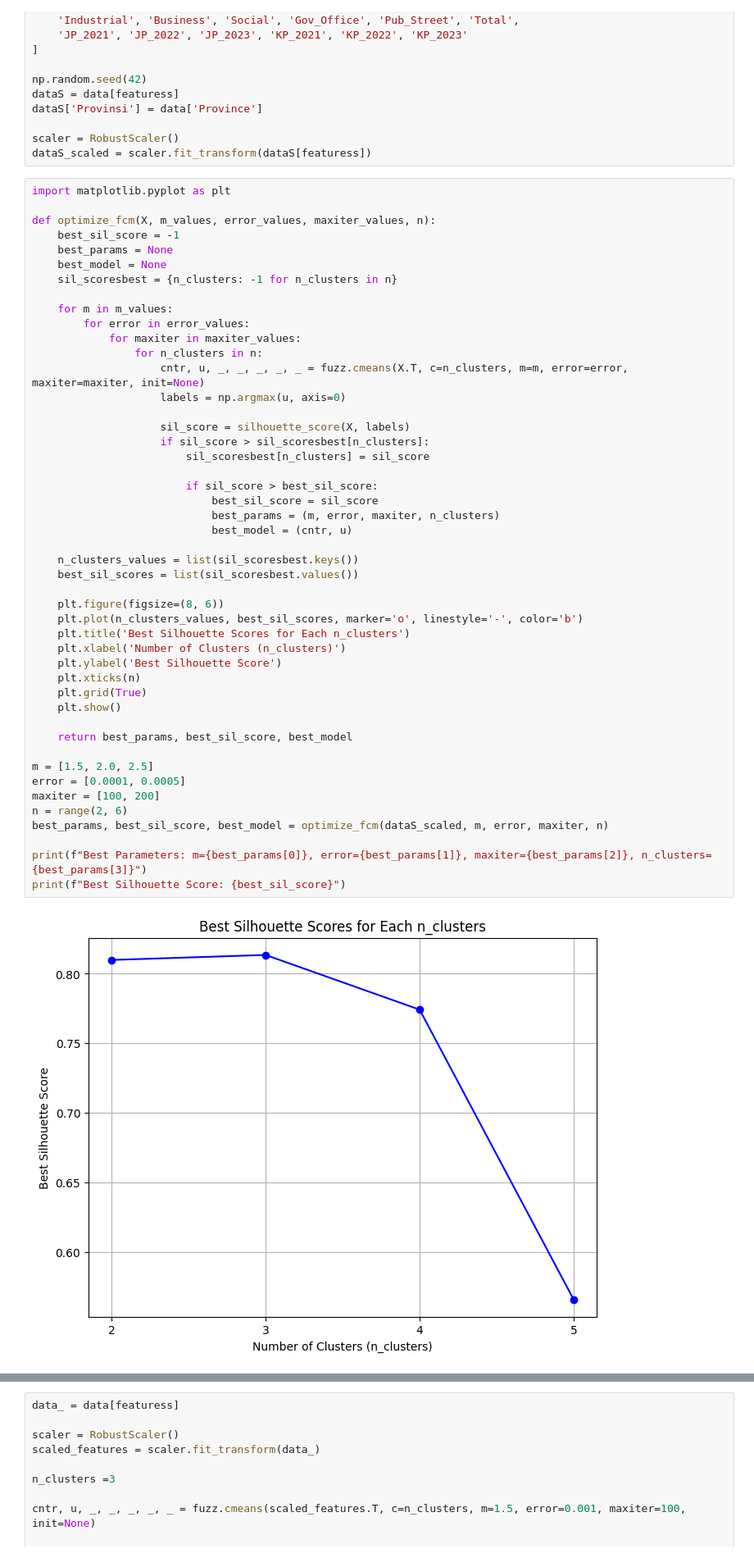
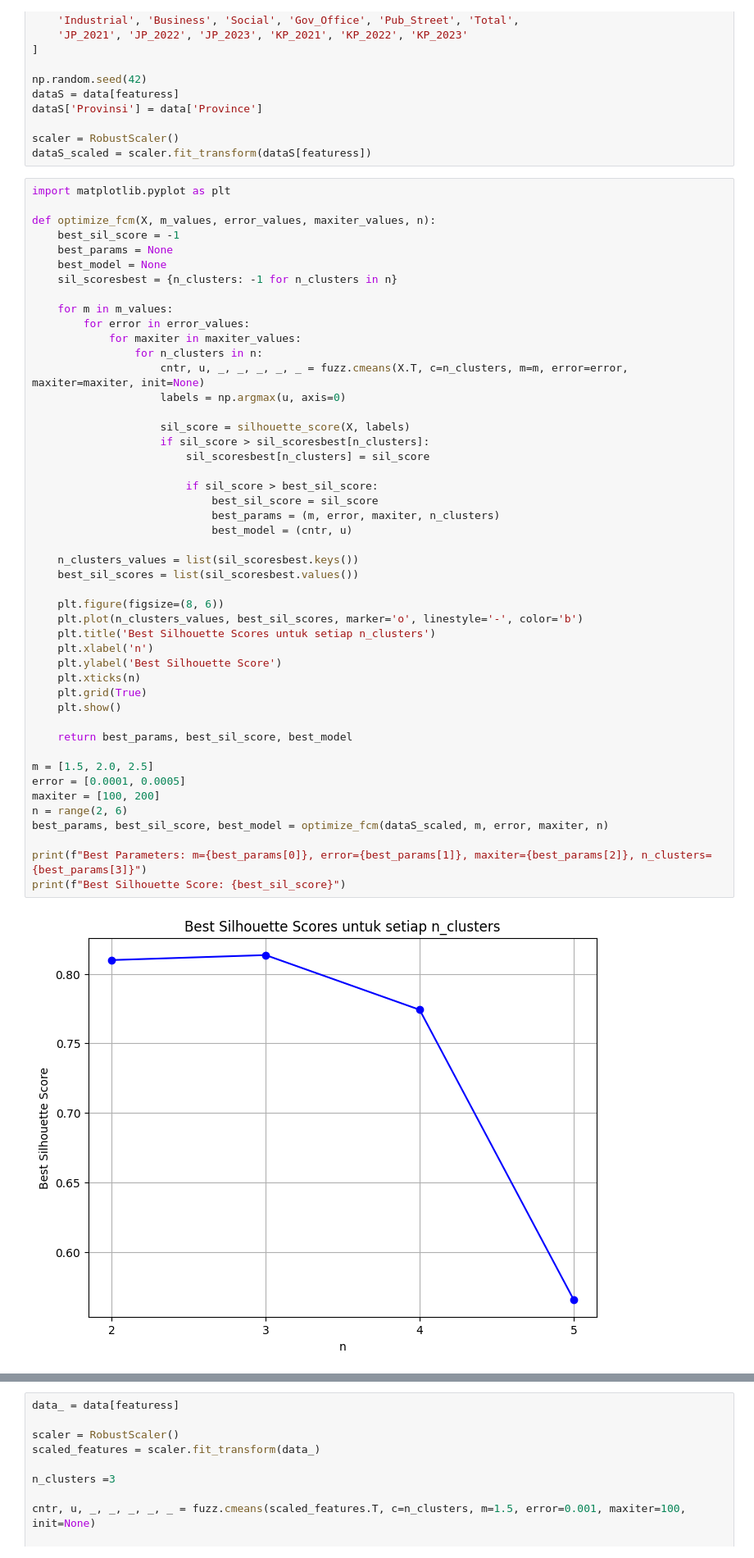
Before and after one commit to XQVWMM/konsumsi-listrik-notebook, a Jupyter notebook: FuzzyCMeans.ipynb, the cells around one changed output, grey strips where cells are left out. Shown at 82% size. Cells and saved outputs as stored; diff of their text form.

Commit message:
Update Visualization FuzzyCMeans

```diff
--- a/FuzzyCMeans.ipynb
+++ b/FuzzyCMeans.ipynb
@@ -43,36 +43,36 @@ def optimize_fcm(X, m_values, error_values, maxiter_values, n):
                     sil_score = silhouette_score(X, labels)
                     if sil_score > sil_scoresbest[n_clusters]:
                         sil_scoresbest[n_clusters] = sil_score
 
                         if sil_score > best_sil_score:
                             best_sil_score = sil_score
                             best_params = (m, error, maxiter, n_clusters)
                             best_model = (cntr, u)
 
     n_clusters_values = list(sil_scoresbest.keys())
     best_sil_scores = list(sil_scoresbest.values())
 
     plt.figure(figsize=(8, 6))
     plt.plot(n_clusters_values, best_sil_scores, marker='o', linestyle='-', color='b')
-    plt.title('Best Silhouette Scores for Each n_clusters')
-    plt.xlabel('Number of Clusters (n_clusters)')
+    plt.title('Best Silhouette Scores untuk setiap n_clusters')
+    plt.xlabel('n')
     plt.ylabel('Best Silhouette Score')
     plt.xticks(n)
     plt.grid(True)
     plt.show()
 
     return best_params, best_sil_score, best_model
 
 m = [1.5, 2.0, 2.5]
 error = [0.0001, 0.0005]
 maxiter = [100, 200]
 n = range(2, 6)
 best_params, best_sil_score, best_model = optimize_fcm(dataS_scaled, m, error, maxiter, n)
 
 print(f"Best Parameters: m={best_params[0]}, error={best_params[1]}, maxiter={best_params[2]}, n_clusters={best_params[3]}")
 print(f"Best Silhouette Score: {best_sil_score}")
 # %% [output]
-[figure, old version]
+[figure, new version]
 Best Parameters: m=1.5, error=0.0001, maxiter=100, n_clusters=3
 Best Silhouette Score: 0.8134610115525492
 # %%
```
